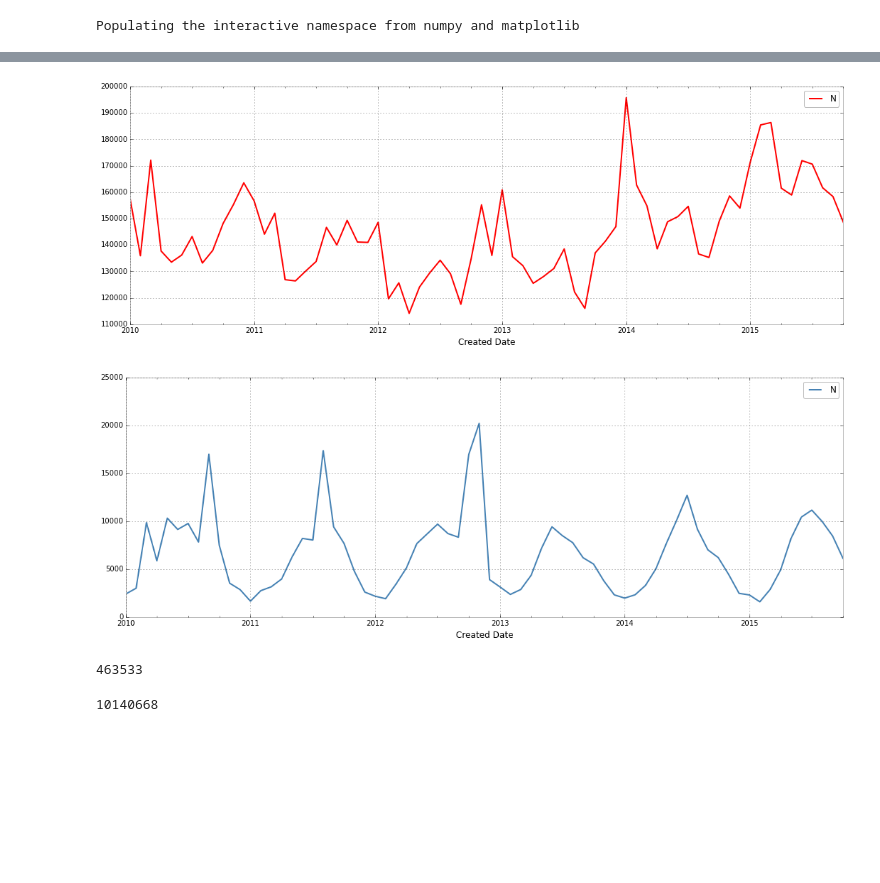
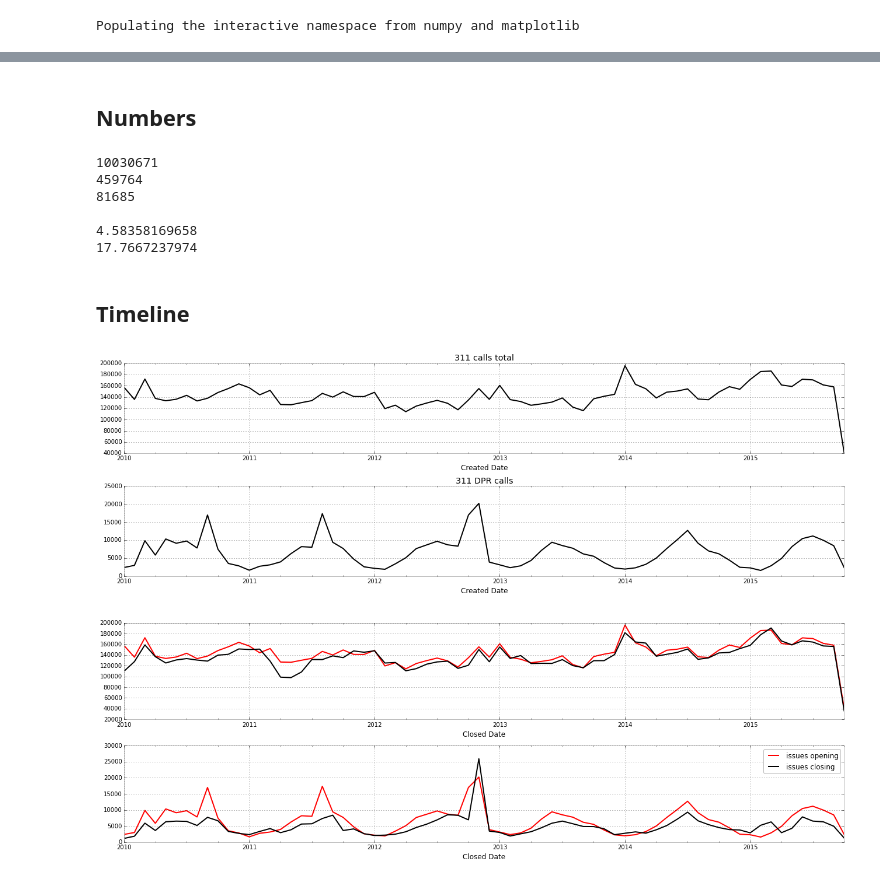
Before and after one commit to gdobler/parqa, a Jupyter notebook: 311/2_311_exploration.ipynb, the cells around one changed output, grey strips where cells are left out. Saved outputs shown, nothing was run; the diff lists cells and outputs as text; code cells hidden in the pictures; blank space fills up the shorter version.

```diff
--- a/311/2_311_exploration.ipynb
+++ b/311/2_311_exploration.ipynb
@@ -38,3 +23,3 @@ def getAllFiles(path, frmt=None, full=False):
 # %%
-path = PARQA + 'data/RAW/raw_311_download/'
-df = pd.concat((pd.read_csv(x) for x in getAllFiles(path,'.csv', full=True))).drop_duplicates()
+path = PARQA + 'data/311/311_all_full.csv'
+df = pd.read_csv(path)
@@ -68,2 +26,2 @@ Name: Created Date, dtype: object
 # %%
-df['Created Date'] = pd.to_datetime(df['Created Date'])
+df['Created Date'] = pd.to_datetime(df['Created Date'], format = '%m/%d/%Y %I:%M:%S %p')
@@ -77,0 +28,4 @@ total = total.set_index('Created Date').resample('1M', how='sum')
+# %%
+df['Closed Date'] = pd.to_datetime(df['Closed Date'], format = '%m/%d/%Y %I:%M:%S %p')
+# %% [markdown]
+## Numbers
@@ -78,26 +37,48 @@ total = total.set_index('Created Date').resample('1M', how='sum')
+# %%
+print Lcalls
+print Ldpr
+print Lparks
+
+print
+print 100.0*Ldpr/Lcalls
+print 100.0*Lparks/Ldpr
+# %% [output]
+10030671
+459764
+81685
+
+4.58358169658
+17.7667237974
+# %% [markdown]
+## Timeline
+# %%
+def plotTimeline(df, ax, ssize='1M', column = 'Created Date', title=None):
+    if title:
+        df.set_index('Created Date').resample(ssize, how='size').plot(ax=ax, legend=0,c='k', title=title)
+    else:
+        df.set_index('Created Date').resample(ssize, how='size').plot(ax=ax, c='k', legend=0)
 # %%
-fig,ax = plt.subplots(figsize=(18,6))
-total.plot(ax=ax, label='total', c='r', legend=0)
-# dpr.plot(ax=ax, label='DPR')
-# plt.legend()
+fig,axes = plt.subplots(2, figsize=(18,6))
 
-plt.savefig(PARQA + 'parqa/311/img/exploration1.png')
+plotTimeline(df, axes[0], title='311 calls total')
+plotTimeline(df[df.Agency=='DPR'], axes[1], title='311 DPR calls')
+plt.tight_layout()
+plt.savefig(PARQA + 'parqa/311/img/311_exploration_1.png')
 # %% [output]
-[figure, old version]
+[figure, new version]
-# %%
-fig,ax = plt.subplots(figsize=(18,6))
-dpr.plot(ax=ax, label='DPR')
-# plt.legend()
-
-plt.savefig(PARQA + 'parqa/311/img/exploration2.png')
-# %% [output]
-[figure, removed]
-# %%
-len(df[df.Agency=='DPR'])
-# %% [output]
-463533
-# %%
-len(df)
-# %% [output]
-10140668
+# %%
+fig,axes = plt.subplots(2, figsize=(18,6))
+
+df.set_index('Created Date').resample('1M', how='size').plot(ax=axes[0], label='issues opening', c='r')
+df[(df['Closed Date']>=df['Created Date'].min()) & (df['Closed Date']<=df['Created Date'].max())].set_index('Closed Date').resample('1M', how='size').plot(ax=axes[0], label='issues closing', c='k')
+
+
+df[df.Agency=='DPR'].set_index('Created Date').resample('1M', how='size').plot(ax=axes[1], label='issues opening', c='r')
+df[(df['Closed Date']>=df['Created Date'].min()) & (df['Closed Date']<=df['Created Date'].max()) & (df.Agency=='DPR')].set_index('Closed Date').resample('1M', how='size').plot(ax=axes[1], label='issues closing',c='k')
+
+plt.legend()
+plt.tight_layout()
+plt.savefig(PARQA + 'parqa/311/img/311_exploration_2.png')
+# %% [output]
+[figure, added]
 # %%
```
Also changed, not shown: parts of 15 cells of this notebook, 28 other files.
